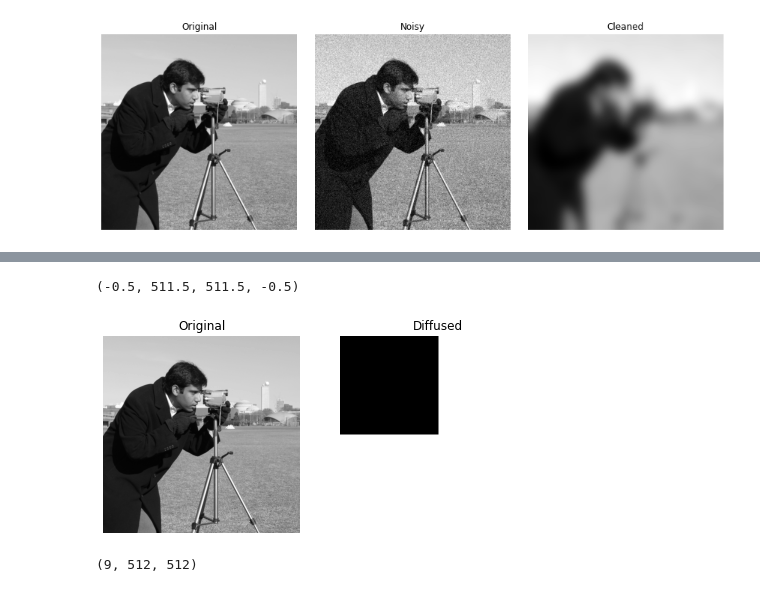
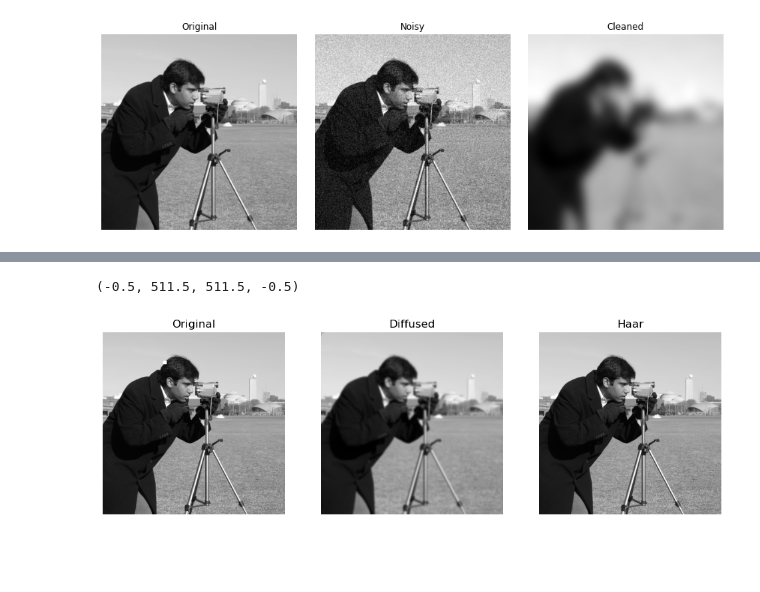
Before and after one commit to robrahm/PDE-Solvers, a Jupyter notebook: Solvers/Image_Proc.ipynb, the cells around one changed output, grey strips where cells are left out. Saved outputs shown, nothing was run; the diff lists cells and outputs as text; code cells hidden in the pictures; blank space fills up the shorter version.

Commit message:
Changed time tstep in aniso diff. haar

```diff
--- a/Solvers/Image_Proc.ipynb
+++ b/Solvers/Image_Proc.ipynb
@@ -184,20 +193,26 @@ A, H, C, W, img_cln = image_diff_an_haar(img)
 num steps =9
 # %%
 plt.figure(figsize=(12, 4))
+
+img = data.camera()
+for r in range(-5,5):
+    for c in range(-5,5):
+        img[85 + r, 175 + c] = 255
 
 plt.subplot(1, 3, 1)
 plt.title("Original")
 plt.imshow(img, cmap='gray')
 plt.axis('off')
 
 plt.subplot(1, 3, 2)
 plt.title("Diffused")
-plt.imshow(C, cmap='gray')
+plt.imshow(img_cln, cmap='gray')
 plt.axis('off')
+
+plt.subplot(1, 3, 3)
+plt.title("Haar")
+plt.imshow(W, cmap='gray')
+plt.axis('off')
 # %% [output]
 (-0.5, 511.5, 511.5, -0.5)
-[figure, old version]
+[figure, new version]
-# %%
-C.shape
-# %% [output]
-(9, 512, 512)
```
Also changed, not shown: parts of 7 cells of this notebook, 3 other files.
